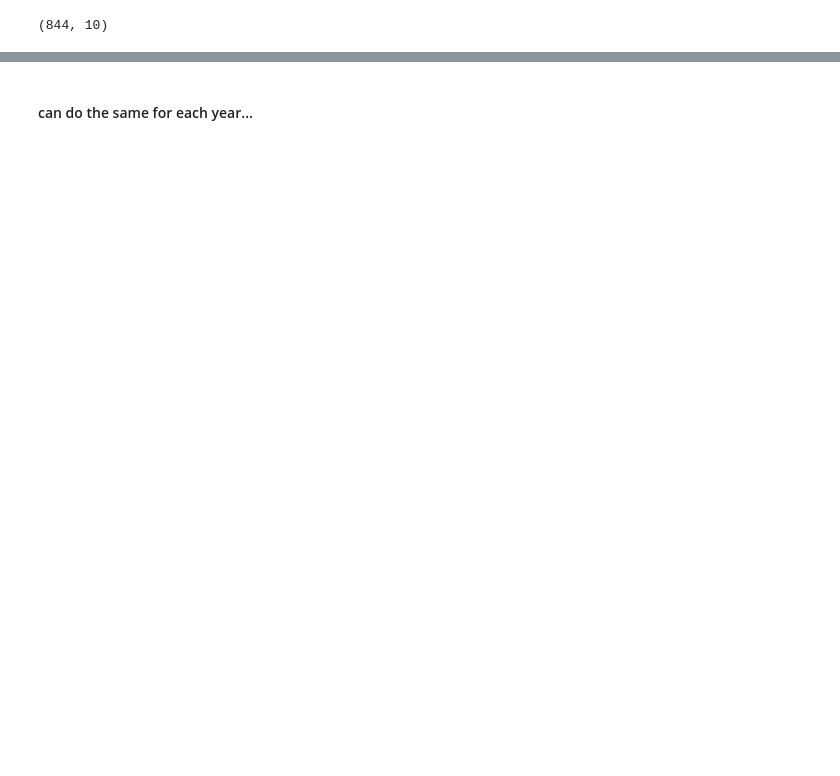
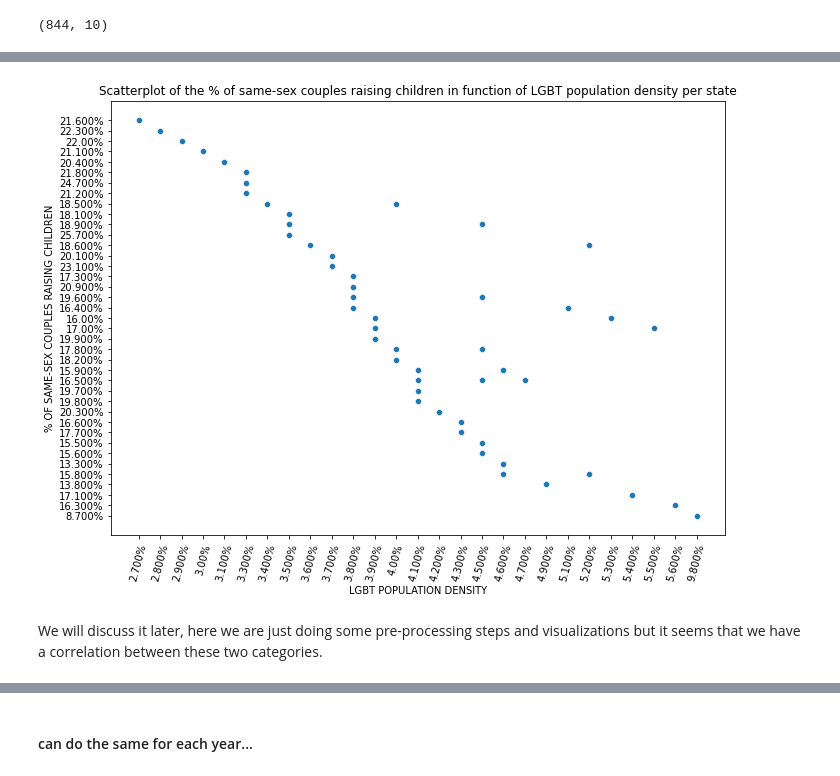
Before and after one commit to epfl-ada/ada-2021-project-ada_group_project, a Jupyter notebook: basic_exploration.ipynb, the cells around one changed output, grey strips where cells are left out. Saved outputs shown, nothing was run; the diff lists cells and outputs as text; code cells hidden in the pictures; blank space fills up the shorter version.

```diff
--- a/basic_exploration.ipynb
+++ b/basic_exploration.ipynb
@@ -114,0 +156,11 @@ Name: state, dtype: int64
+# %%
+#Correlation between LGBT population density and % OF SAME-SEX COUPLES RAISING CHILDREN??
+fig, ax = plt.subplots()
+fig.set_size_inches(11.0, 8.0)
+plt.xticks(rotation=75)
+sns.scatterplot(data=lgbtpopulation, x='LGBT POPULATION DENSITY', y='% OF SAME-SEX COUPLES RAISING CHILDREN', ax=ax).set(title="Scatterplot of the % of same-sex couples raising children in function of LGBT population density per state")
+plt.show()
+# %% [output]
+[figure, added]
+# %% [markdown]
+We will discuss it later, here we are just doing some pre-processing steps and visualizations but it seems that we have a correlation between these two categories.
```
Also changed, not shown: parts of 18 cells of this notebook.
